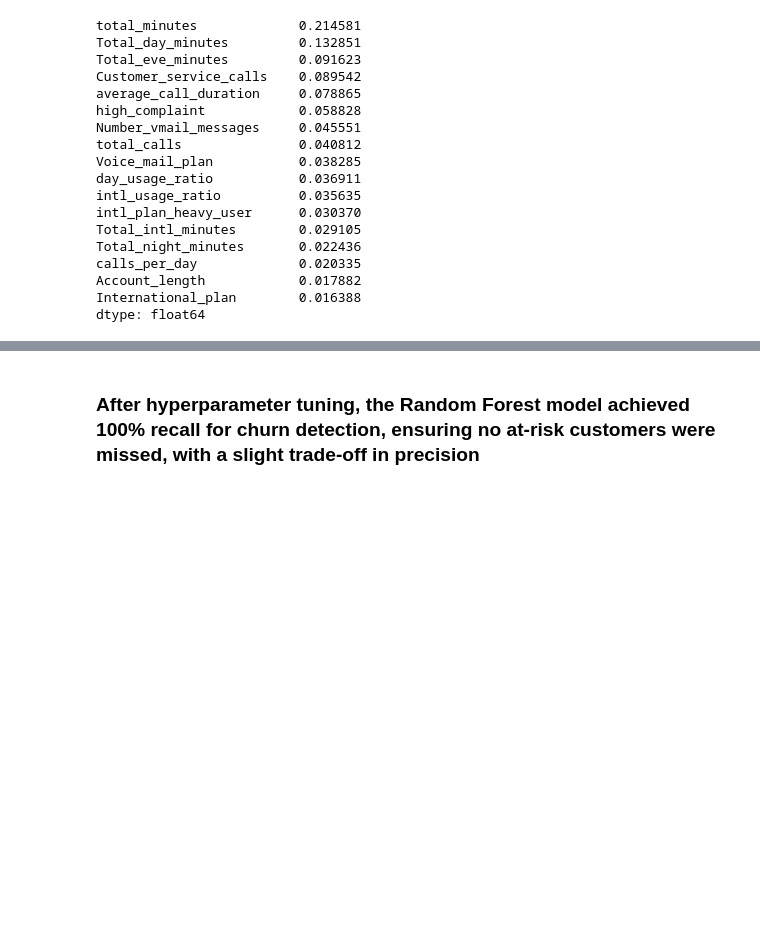
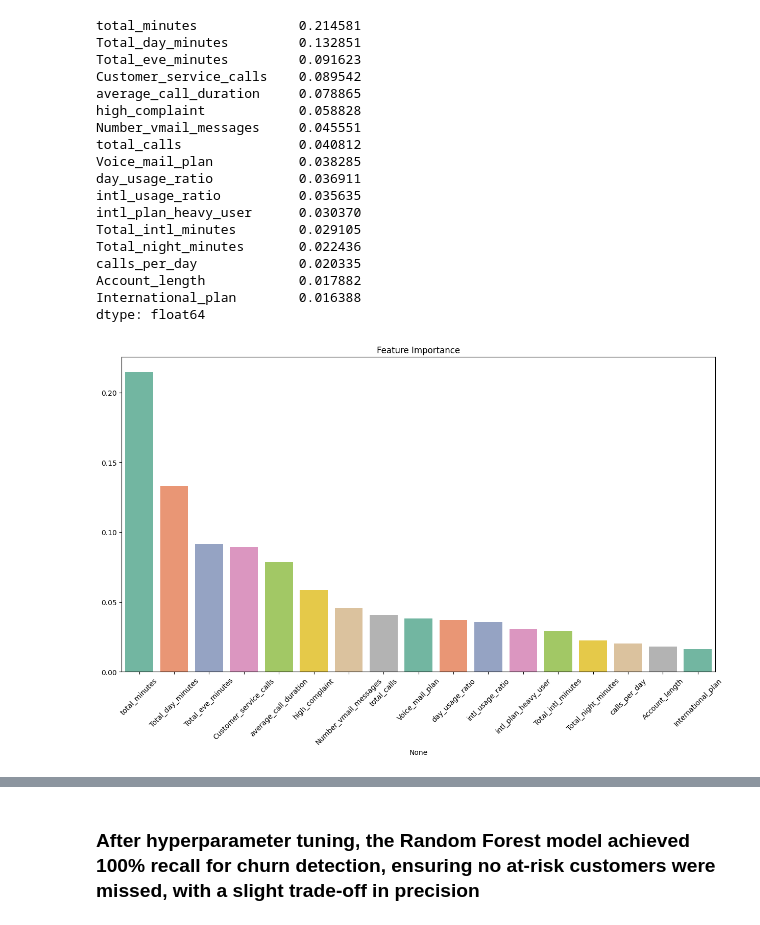
Before and after one commit to Isha-Chaudhary48/Customer-Churn-Prediction, a Jupyter notebook: Customer_Churn_prediction.ipynb, the cells around one changed output, grey strips where cells are left out. Drawn from its saved outputs; the diff is of its cells as text; code cells hidden in the pictures; blank space fills up the shorter version.

```diff
--- a/Customer_Churn_prediction.ipynb
+++ b/Customer_Churn_prediction.ipynb
@@ -418,7 +432,8 @@ accuracy_score(y_pred_rf_hp,y_test)
 # %%
 ## Importance
 importance = pd.Series(rf.feature_importances_,index=X.columns)
-print(importance.sort_values(ascending=False))
+importance = importance.sort_values(ascending=False)
+print(importance)
 # %% [output]
 total_minutes             0.214581
 Total_day_minutes         0.132851
@@ -438,3 +453,11 @@ calls_per_day             0.020335
 Account_length            0.017882
 International_plan        0.016388
 dtype: float64
+# %%
+plt.figure(figsize=(15,8))
+sns.barplot(x=importance.index, y=importance.values, palette='Set2', hue=importance.index, legend=False)
+plt.xticks(rotation=45)
+plt.title("Feature Importance")
+plt.show()
+# %% [output]
+[figure, added]
```
Also changed, not shown: parts of 5 cells of this notebook.
